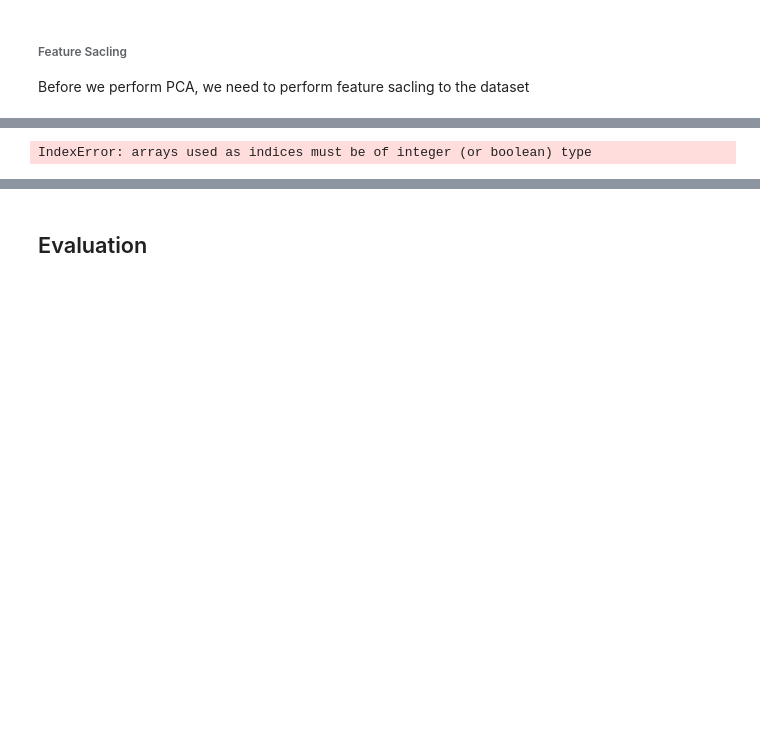
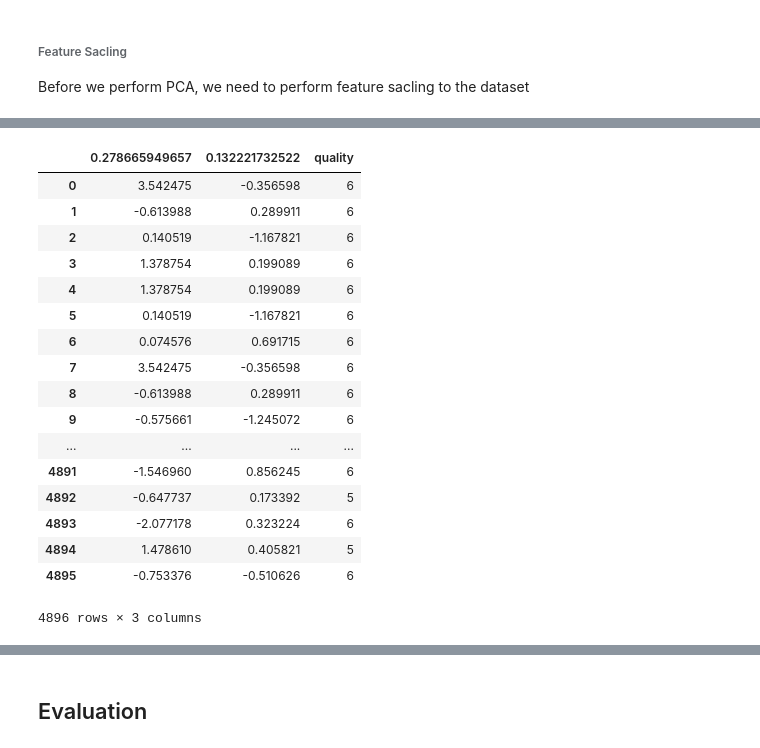
Before and after one commit to Jibinxavier/CS7CS4Machine-Learning, a Jupyter notebook: Assignment3/task2 - Conor-Kelvin.ipynb, the cells around one changed output, grey strips where cells are left out. Cells and saved outputs as stored; diff of their text form; code cells hidden in the pictures; blank space fills up the shorter version.

```diff
--- a/Assignment3/task2 - Conor-Kelvin.ipynb
+++ b/Assignment3/task2 - Conor-Kelvin.ipynb
@@ -144,4 +146,32 @@ data_frame = pd.DataFrame(data=pca_data[1:,1:],    # values
-# %%
-plot_correlation_features_against_target(data, "quality")
-# %% [output]
-IndexError: arrays used as indices must be of integer (or boolean) type
+# %%
+data_frame = pd.DataFrame(data=pca_data[0:,0:],    # values
+             columns=[str(x) for x in explained_variance][0:])
+
+quality = data['quality']
+
+# quality[quality <= 4] = 0
+# quality[quality <= 6] = 1
+# quality[quality > 6] = 2
+
+data_frame['quality'] = quality
+data_frame
+# plot_pearson_correlation_of_features(data)
+# %% [output]
+|  | 0.278665949657 | 0.132221732522 | quality |
+| 0 | 3.542475 | -0.356598 | 6 |
+| 1 | -0.613988 | 0.289911 | 6 |
+| 2 | 0.140519 | -1.167821 | 6 |
+| 3 | 1.378754 | 0.199089 | 6 |
+| 4 | 1.378754 | 0.199089 | 6 |
+| 5 | 0.140519 | -1.167821 | 6 |
+| 6 | 0.074576 | 0.691715 | 6 |
+| 7 | 3.542475 | -0.356598 | 6 |
+| 8 | -0.613988 | 0.289911 | 6 |
+| 9 | -0.575661 | -1.245072 | 6 |
+| ... | ... | ... | ... |
+| 4891 | -1.546960 | 0.856245 | 6 |
+| 4892 | -0.647737 | 0.173392 | 5 |
+| 4893 | -2.077178 | 0.323224 | 6 |
+| 4894 | 1.478610 | 0.405821 | 5 |
+| 4895 | -0.753376 | -0.510626 | 6 |
+4896 rows × 3 columns
```
Also changed, not shown: parts of 7 cells of this notebook.
